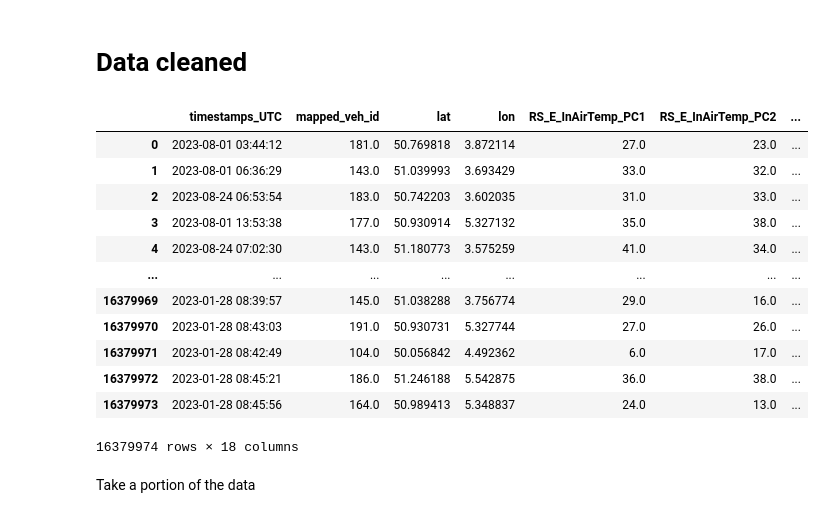
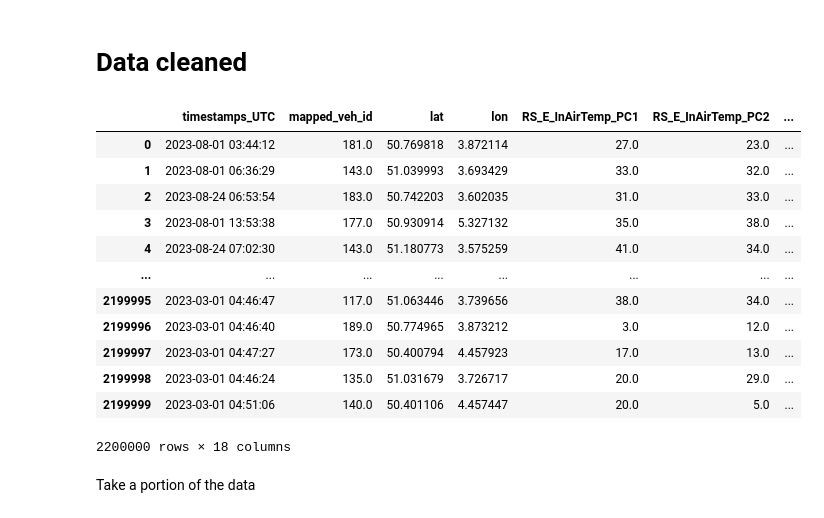
Before and after one commit to koadegno/data-minig-project, a Jupyter notebook: Fuzzy.ipynb, the cells around one changed output. Saved outputs shown, nothing was run; the diff lists cells and outputs as text; code cells hidden in the pictures.

```diff
--- a/Fuzzy.ipynb
+++ b/Fuzzy.ipynb
@@ -9,22 +8,22 @@ from tqdm import tqdm
 # %% [markdown]
 # Data cleaned
 # %%
-data = pd.read_csv('ar41_for_ulb_cleaned.csv', sep=';')
+data = pd.read_csv('data.csv', sep=';')
 data
 # %% [output]
 |  | timestamps_UTC | mapped_veh_id | lat | lon | RS_E_InAirTemp_PC1 | RS_E_InAirTemp_PC2 | ... |
 | 0 | 2023-08-01 03:44:12 | 181.0 | 50.769818 | 3.872114 | 27.0 | 23.0 | ... |
 | 1 | 2023-08-01 06:36:29 | 143.0 | 51.039993 | 3.693429 | 33.0 | 32.0 | ... |
 | 2 | 2023-08-24 06:53:54 | 183.0 | 50.742203 | 3.602035 | 31.0 | 33.0 | ... |
 | 3 | 2023-08-01 13:53:38 | 177.0 | 50.930914 | 5.327132 | 35.0 | 38.0 | ... |
 | 4 | 2023-08-24 07:02:30 | 143.0 | 51.180773 | 3.575259 | 41.0 | 34.0 | ... |
 | ... | ... | ... | ... | ... | ... | ... | ... |
-| 16379969 | 2023-01-28 08:39:57 | 145.0 | 51.038288 | 3.756774 | 29.0 | 16.0 | ... |
-| 16379970 | 2023-01-28 08:43:03 | 191.0 | 50.930731 | 5.327744 | 27.0 | 26.0 | ... |
-| 16379971 | 2023-01-28 08:42:49 | 104.0 | 50.056842 | 4.492362 | 6.0 | 17.0 | ... |
-| 16379972 | 2023-01-28 08:45:21 | 186.0 | 51.246188 | 5.542875 | 36.0 | 38.0 | ... |
-| 16379973 | 2023-01-28 08:45:56 | 164.0 | 50.989413 | 5.348837 | 24.0 | 13.0 | ... |
+| 2199995 | 2023-03-01 04:46:47 | 117.0 | 51.063446 | 3.739656 | 38.0 | 34.0 | ... |
+| 2199996 | 2023-03-01 04:46:40 | 189.0 | 50.774965 | 3.873212 | 3.0 | 12.0 | ... |
+| 2199997 | 2023-03-01 04:47:27 | 173.0 | 50.400794 | 4.457923 | 17.0 | 13.0 | ... |
+| 2199998 | 2023-03-01 04:46:24 | 135.0 | 51.031679 | 3.726717 | 20.0 | 29.0 | ... |
+| 2199999 | 2023-03-01 04:51:06 | 140.0 | 50.401106 | 4.457447 | 20.0 | 5.0 | ... |
-16379974 rows × 18 columns
+2200000 rows × 18 columns
 # %% [markdown]
 Take a portion of the data
 # %%
```
Also changed, not shown: parts of 7 cells of this notebook.
